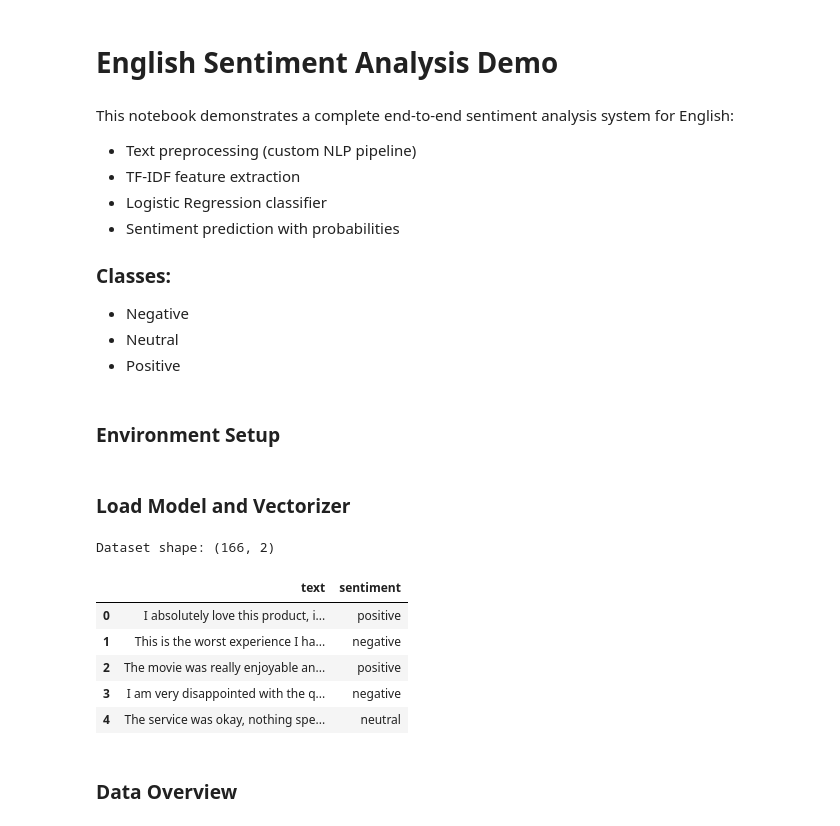
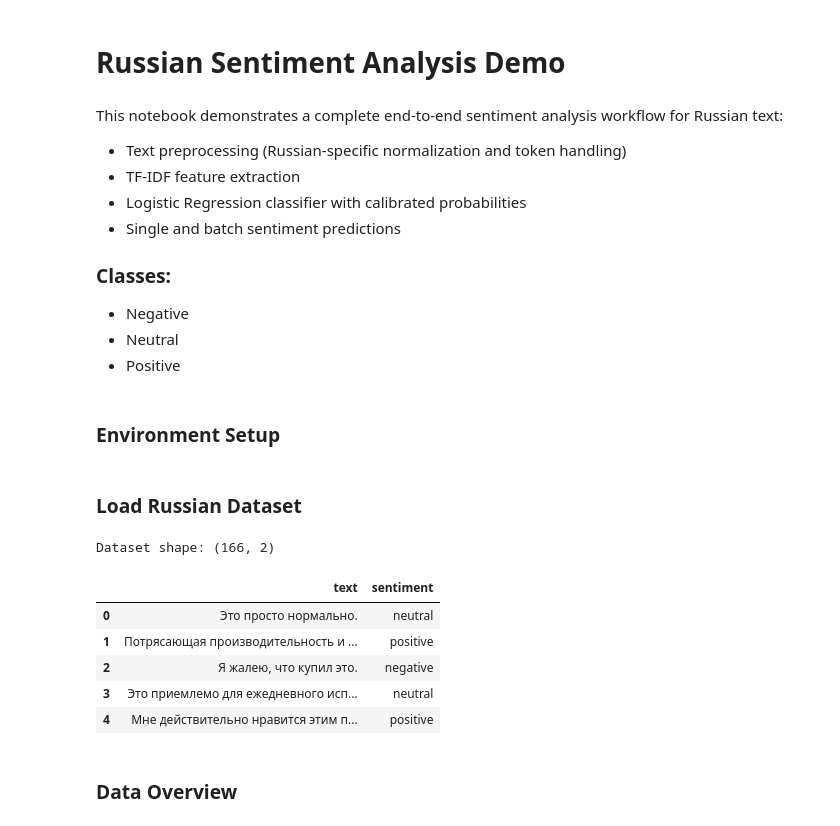
Before and after one commit to Damien-88/CS_Language_Portfolio, a Jupyter notebook: projects/sentiment_analysis/russian_classifier/code/demo_ru.ipynb, the cells around one changed output. Cells and saved outputs as stored; diff of their text form; code cells hidden in the pictures.

```diff
--- a/projects/sentiment_analysis/russian_classifier/code/demo_ru.ipynb
+++ b/projects/sentiment_analysis/russian_classifier/code/demo_ru.ipynb
@@ -1,12 +1,12 @@
 # %% [markdown]
-# English Sentiment Analysis Demo
+# Russian Sentiment Analysis Demo
 # %% [markdown]
-This notebook demonstrates a complete end-to-end sentiment analysis system for English:
+This notebook demonstrates a complete end-to-end sentiment analysis workflow for Russian text:
 
-- Text preprocessing (custom NLP pipeline)
+- Text preprocessing (Russian-specific normalization and token handling)
 - TF-IDF feature extraction
-- Logistic Regression classifier
-- Sentiment prediction with probabilities
+- Logistic Regression classifier with calibrated probabilities
+- Single and batch sentiment predictions
 
 ### Classes:
 - Negative
@@ -25,24 +23,32 @@ from predict_model import predict_sentiment, predict_proba, predict_batch_detail
 # %% [markdown]
-### Load Model and Vectorizer
+### Load Russian Dataset
 # %%
-BASE_DIR = Path().resolve().parents[0] # Base Directory
-DATA_DIR = BASE_DIR / "data" # Data Directory
+# Resolve the classifier root robustly from common working directories.
+candidate_roots = [
+    Path.cwd(),
+    Path.cwd().parent,
+    Path.cwd() / "projects" / "sentiment_analysis" / "russian_classifier",
+]
 
-data_path = DATA_DIR / "train_en.csv"  # Dataset Path
+BASE_DIR = next((p for p in candidate_roots if (p / "data").exists()), None)
+if BASE_DIR is None:
+    raise FileNotFoundError("Could not locate russian_classifier/data from current working directory.")
 
-df = load_csv(data_path) # Load Dataset
+DATA_DIR = BASE_DIR / "data"
+data_path = DATA_DIR / "train_ru.csv"
 
-# Display Dataset Info
+df = pd.read_csv(data_path, encoding="utf-8")
+
 print("Dataset shape:", df.shape)
 df.head()
 # %% [output]
 Dataset shape: (166, 2)
 |  | text | sentiment |
-| 0 | I absolutely love this product, i... | positive |
-| 1 | This is the worst experience I ha... | negative |
-| 2 | The movie was really enjoyable an... | positive |
-| 3 | I am very disappointed with the q... | negative |
-| 4 | The service was okay, nothing spe... | neutral |
+| 0 | Это просто нормально. | neutral |
+| 1 | Потрясающая производительность и ... | positive |
+| 2 | Я жалею, что купил это. | negative |
+| 3 | Это приемлемо для ежедневного исп... | neutral |
+| 4 | Мне действительно нравится этим п... | positive |
 # %% [markdown]
 ### Data Overview
 # %%
```
Also changed, not shown: parts of 11 cells of this notebook, 19 other files.
